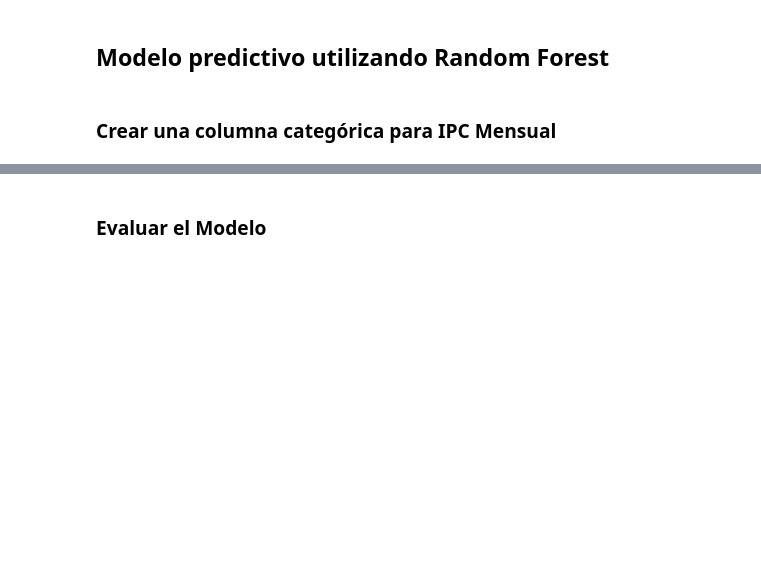
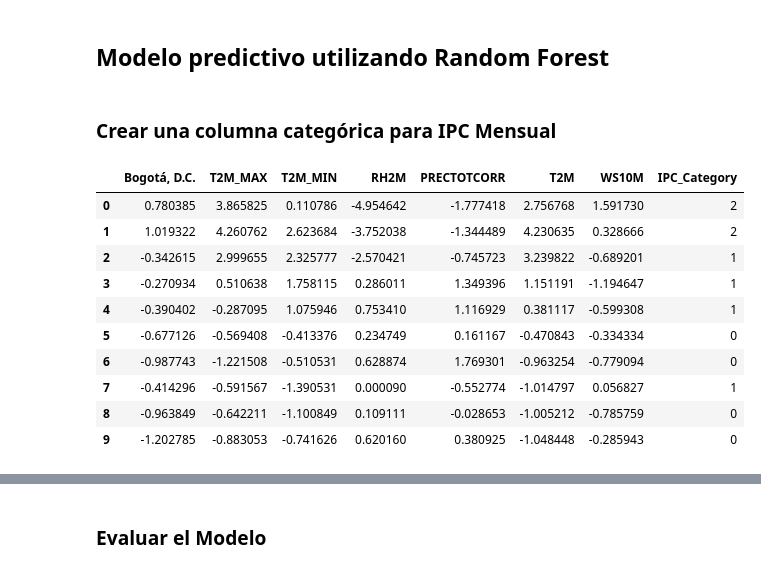
Before and after one commit to andersonjalvarado/Proyecto-IA-Javeriana, a Jupyter notebook: Proyecto.ipynb, the cells around one changed output, grey strips where cells are left out. Drawn from its saved outputs; the diff is of its cells as text; code cells hidden in the pictures; blank space fills up the shorter version.

```diff
--- a/Proyecto.ipynb
+++ b/Proyecto.ipynb
@@ -768,12 +769,25 @@ dict_ciudades['Bogotá, D.C.'].iloc[:,:-2]
 171 rows × 7 columns
 # %% [markdown]
 ## Modelo predictivo utilizando Random Forest
+# %% [markdown]
+### Crear una columna categórica para IPC Mensual
 # %%
 # Definir las características y la variable objetivo
 features = ['PRECTOTCORR', 'T2M', 'T2M_MAX', 'T2M_MIN', 'RH2M', 'WS10M']
 target = 'Bogotá, D.C.'
-# %% [markdown]
-### Crear una columna categórica para IPC Mensual
 # %%
-# ('Bajo', 'Medio', 'Alto')
-df_Bogota_scaled['IPC_Category'] = pd.qcut(df_Bogota_scaled[target], q=3, labels=['Bajo', 'Medio', 'Alto'])
+# (Bajo = 0, Medio = 1, Alto = 2)
+df_Bogota_scaled['IPC_Category'] = pd.qcut(df_Bogota_scaled[target], q=3, labels=[0, 1, 2])
+df_Bogota_scaled.head(10)
+# %% [output]
+|  | Bogotá, D.C. | T2M_MAX | T2M_MIN | RH2M | PRECTOTCORR | T2M | WS10M | IPC_Category |
+| 0 | 0.780385 | 3.865825 | 0.110786 | -4.954642 | -1.777418 | 2.756768 | 1.591730 | 2 |
+| 1 | 1.019322 | 4.260762 | 2.623684 | -3.752038 | -1.344489 | 4.230635 | 0.328666 | 2 |
+| 2 | -0.342615 | 2.999655 | 2.325777 | -2.570421 | -0.745723 | 3.239822 | -0.689201 | 1 |
+| 3 | -0.270934 | 0.510638 | 1.758115 | 0.286011 | 1.349396 | 1.151191 | -1.194647 | 1 |
+| 4 | -0.390402 | -0.287095 | 1.075946 | 0.753410 | 1.116929 | 0.381117 | -0.599308 | 1 |
+| 5 | -0.677126 | -0.569408 | -0.413376 | 0.234749 | 0.161167 | -0.470843 | -0.334334 | 0 |
+| 6 | -0.987743 | -1.221508 | -0.510531 | 0.628874 | 1.769301 | -0.963254 | -0.779094 | 0 |
+| 7 | -0.414296 | -0.591567 | -1.390531 | 0.000090 | -0.552774 | -1.014797 | 0.056827 | 1 |
+| 8 | -0.963849 | -0.642211 | -1.100849 | 0.109111 | -0.028653 | -1.005212 | -0.785759 | 0 |
+| 9 | -1.202785 | -0.883053 | -0.741626 | 0.620160 | 0.380925 | -1.048448 | -0.285943 | 0 |
```
Also changed, not shown: parts of 16 cells of this notebook, 1 other file.
